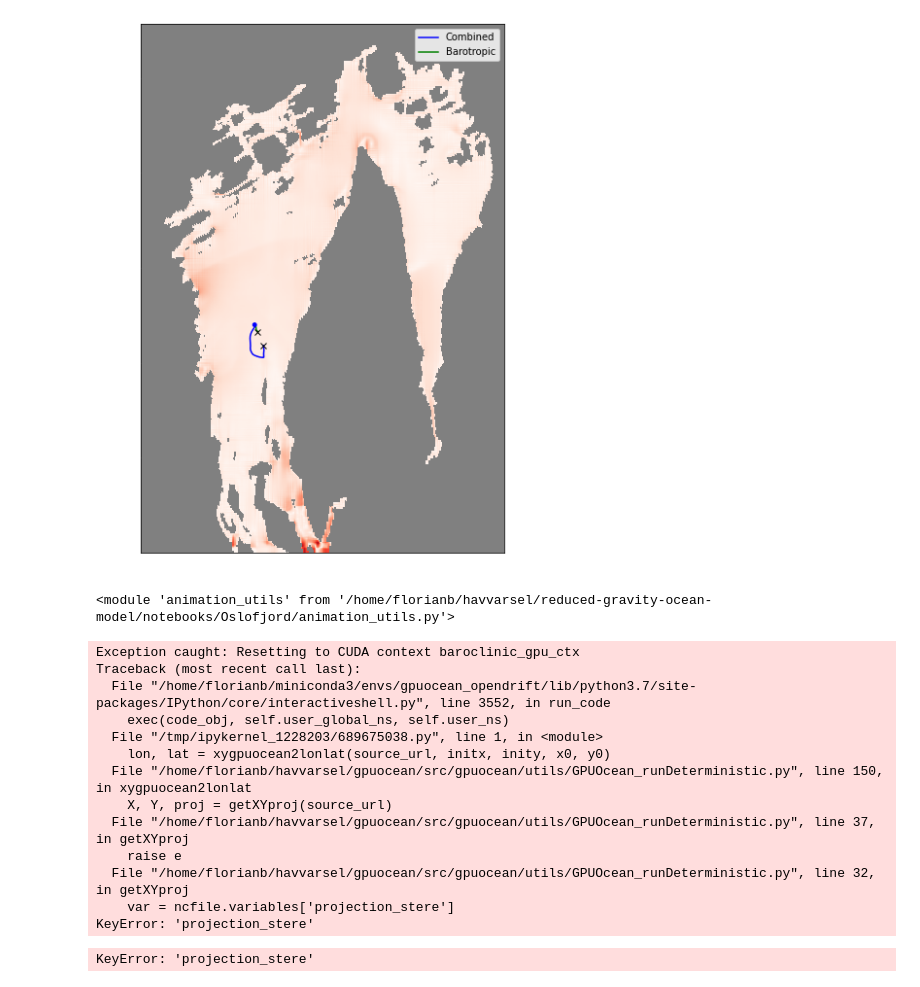
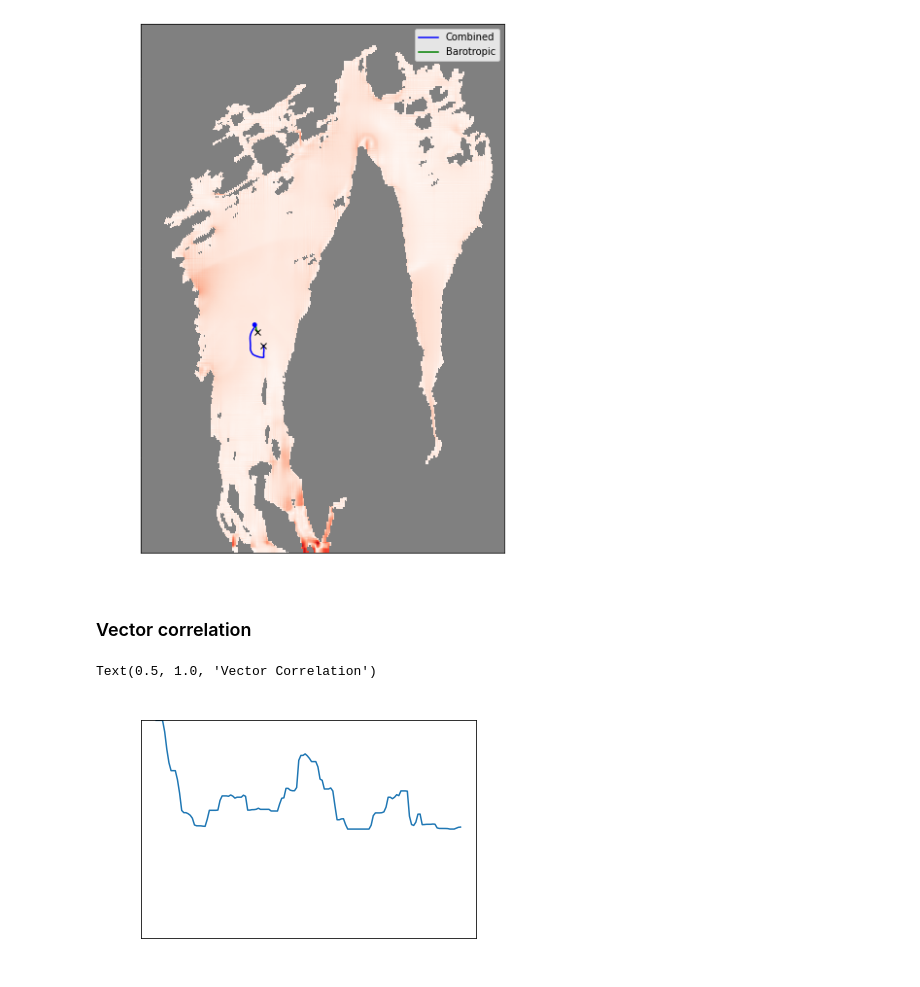
Before and after one commit to sintefmath/reduced-gravity-ocean-model, a Jupyter notebook: notebooks/Oslofjord/Oslofjord-Drifters.ipynb, the cells around one changed output. Drawn from its saved outputs; the diff is of its cells as text; code cells hidden in the pictures.

Commit message:
Function for vector correlation added

```diff
--- a/notebooks/Oslofjord/Oslofjord-Drifters.ipynb
+++ b/notebooks/Oslofjord/Oslofjord-Drifters.ipynb
@@ -314,6 +314,7 @@ barotropic_drifters.setDrifterPositions(drifter_pos_init)
 # %%
 sims.attachDrifters(drifters, barotropic_drifters=barotropic_drifters)
 trajectories.add_observation_from_sim(sims)
+barotropic_trajectories.add_observation_from_sim(sims)
 # %%
 for hour in range(24):
     sims.combinedStep(3600.0, trajectory_dt=60, trajectories=trajectories, barotropic_trajectories=barotropic_trajectories)
@@ -365,24 +361,16 @@ from utils.utilsOpenDrift import *
-# %%
-from importlib import reload
-reload(animation_utils)
-# %% [output]
-<module 'animation_utils' from '/home/florianb/havvarsel/reduced-gravity-ocean-model/notebooks/Oslofjord/animation_utils.py'>
-# %%
-lon, lat = xygpuocean2lonlat(source_url, initx, inity, x0, y0)
-oceandrift = simulate_opendrift(source_url, lat= lat, lon= lon, velocity_average=False) #no wind
-opendrift_trajectories = opendriftObj2gpuoceanObs(oceandrift, x0, x1, y0, y1, source_url)
-# %% [output]
-Exception caught: Resetting to CUDA context baroclinic_gpu_ctx
-Traceback (most recent call last):
-  File "/home/florianb/miniconda3/envs/gpuocean_opendrift/lib/python3.7/site-packages/IPython/core/interactiveshell.py", line 3552, in run_code
-    exec(code_obj, self.user_global_ns, self.user_ns)
-  File "/tmp/ipykernel_1228203/689675038.py", line 1, in <module>
-    lon, lat = xygpuocean2lonlat(source_url, initx, inity, x0, y0)
-  File "/home/florianb/havvarsel/gpuocean/src/gpuocean/utils/GPUOcean_runDeterministic.py", line 150, in xygpuocean2lonlat
-    X, Y, proj = getXYproj(source_url)
-  File "/home/florianb/havvarsel/gpuocean/src/gpuocean/utils/GPUOcean_runDeterministic.py", line 37, in getXYproj
-    raise e
-  File "/home/florianb/havvarsel/gpuocean/src/gpuocean/utils/GPUOcean_runDeterministic.py", line 32, in getXYproj
-    var = ncfile.variables['projection_stere']
-KeyError: 'projection_stere'
-KeyError: 'projection_stere'
+# %% [markdown]
+### Vector correlation
+# %%
+def vector_correlation(path1, path2, trajectory_dt=60):
+    velos1 = (path1[:-1] - path1[1:])/trajectory_dt
+    velos2 = (path2[:-1] - path2[1:])/trajectory_dt
+    return 1 - np.linalg.norm(velos1 - velos2, axis=1)/(np.linalg.norm(velos1, axis=1)+np.linalg.norm(velos2, axis=1))
+# %%
+vector_corr = vector_correlation(drifter_path, barotropic_drifter_path)
+
+plt.plot(vector_corr)
+plt.ylim((-1,1))
+plt.title("Vector Correlation")
+# %% [output]
+Text(0.5, 1.0, 'Vector Correlation')
+[figure, added]
```
Also changed, not shown: parts of 2 cells of this notebook.
